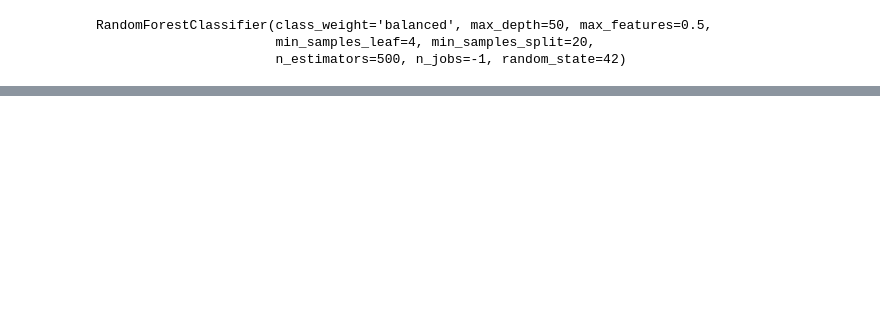
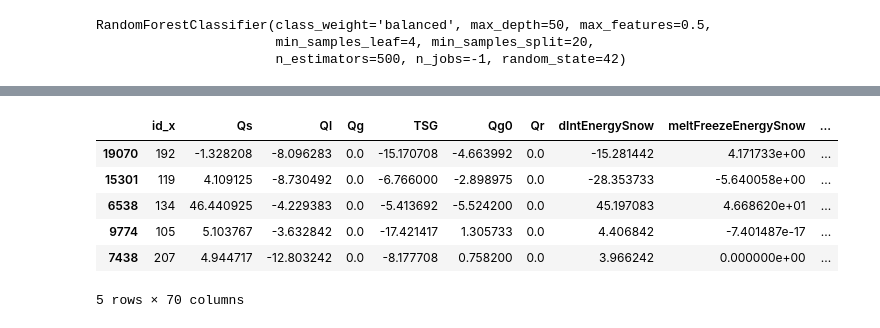
Before and after one commit to CanFam23/avy-forecasting, a Jupyter notebook: notebooks/model/forest.ipynb, the cells around one changed output, grey strips where cells are left out. Cells and saved outputs as stored; diff of their text form; code cells hidden in the pictures; blank space fills up the shorter version.

```diff
--- a/notebooks/model/forest.ipynb
+++ b/notebooks/model/forest.ipynb
@@ -132,0 +119,12 @@ MAE: 0.22935299963387207
+# %%
+test_data = pd.concat([X_test,excluded_cols.iloc[X_test.index]],axis=1)
+test_data['predicted'] = y_pred
+test_data.head()
+# %% [output]
+|  | id_x | Qs | Ql | Qg | TSG | Qg0 | Qr | dIntEnergySnow | meltFreezeEnergySnow | ... |
+| 19070 | 192 | -1.328208 | -8.096283 | 0.0 | -15.170708 | -4.663992 | 0.0 | -15.281442 | 4.171733e+00 | ... |
+| 15301 | 119 | 4.109125 | -8.730492 | 0.0 | -6.766000 | -2.898975 | 0.0 | -28.353733 | -5.640058e+00 | ... |
+| 6538 | 134 | 46.440925 | -4.229383 | 0.0 | -5.413692 | -5.524200 | 0.0 | 45.197083 | 4.668620e+01 | ... |
+| 9774 | 105 | 5.103767 | -3.632842 | 0.0 | -17.421417 | 1.305733 | 0.0 | 4.406842 | -7.401487e-17 | ... |
+| 7438 | 207 | 4.944717 | -12.803242 | 0.0 | -8.177708 | 0.758200 | 0.0 | 3.966242 | 0.000000e+00 | ... |
+5 rows × 70 columns
```
Also changed, not shown: parts of 11 cells of this notebook.
